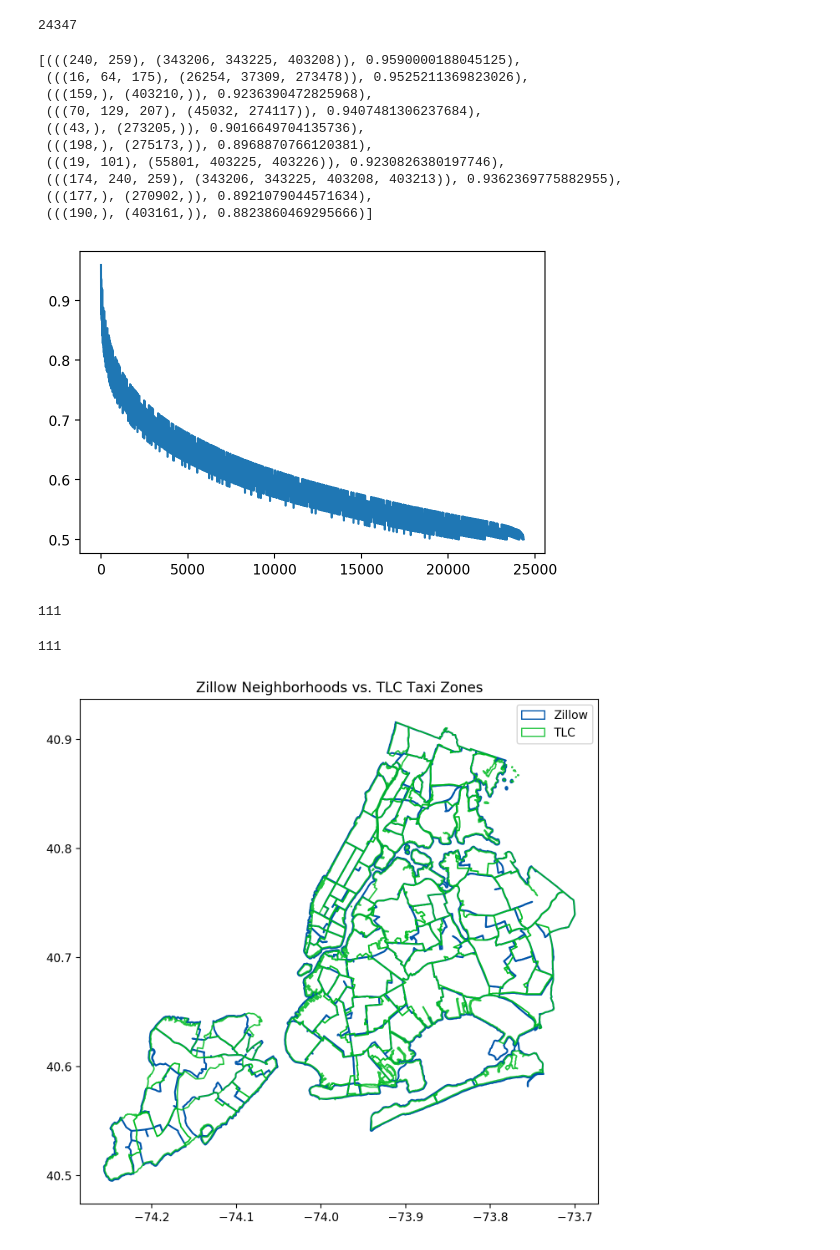
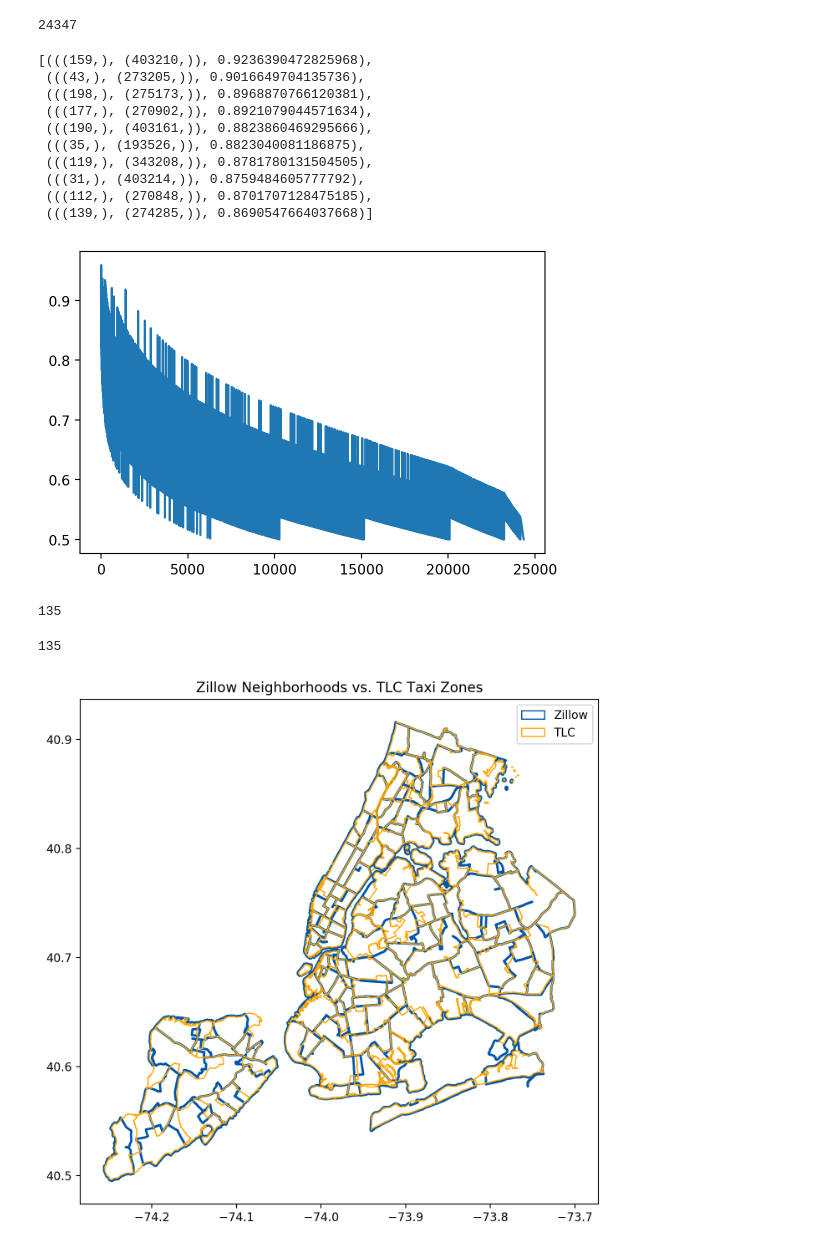
Before and after one commit to ds1004-sp17/ds1004, a Jupyter notebook: score_subgraphs.ipynb, the cells around one changed output. Saved outputs shown, nothing was run; the diff lists cells and outputs as text; code cells hidden in the pictures.

```diff
--- a/score_subgraphs.ipynb
+++ b/score_subgraphs.ipynb
@@ -198,19 +198,19 @@ len(pairs)
 # %% [output]
 24347
 # %%
-spairs = sorted(pairs, key=lambda x: x[1] * .985**max(len(x[0][0]), len(x[0][1])), reverse=True)
+spairs = sorted(pairs, key=lambda x: x[1] * .93**max(len(x[0][0]), len(x[0][1])), reverse=True)
 spairs[:10]
 # %% [output]
-[(((240, 259), (343206, 343225, 403208)), 0.9590000188045125),
- (((16, 64, 175), (26254, 37309, 273478)), 0.9525211369823026),
- (((159,), (403210,)), 0.9236390472825968),
- (((70, 129, 207), (45032, 274117)), 0.9407481306237684),
+[(((159,), (403210,)), 0.9236390472825968),
  (((43,), (273205,)), 0.9016649704135736),
  (((198,), (275173,)), 0.8968870766120381),
- (((19, 101), (55801, 403225, 403226)), 0.9230826380197746),
- (((174, 240, 259), (343206, 343225, 403208, 403213)), 0.9362369775882955),
  (((177,), (270902,)), 0.8921079044571634),
- (((190,), (403161,)), 0.8823860469295666)]
+ (((190,), (403161,)), 0.8823860469295666),
+ (((35,), (193526,)), 0.8823040081186875),
+ (((119,), (343208,)), 0.8781780131504505),
+ (((31,), (403214,)), 0.8759484605777792),
+ (((112,), (270848,)), 0.8701707128475185),
+ (((139,), (274285,)), 0.8690547664037668)]
 # %%
 import pickle
 pickle.dump(spairs, open('TLocID_ZRegID_Score.pickle', 'wb'))
@@ -219,7 +219,7 @@ plt.figure()
 plt.plot([score for cluster, score in spairs])
 plt.show()
 # %% [output]
-[figure, old version]
+[figure, new version]
 # %%
 # Visualize.
 t_shapes = []
@@ -244,24 +244,24 @@ for (t_ids, z_ids), _ in spairs[:]:
 print(len(cleaned_pairs))
 len(z_shapes)
 # %% [output]
-111
+135
-111
+135
 # %%
 import pickle
 # De-duplicated
 pickle.dump(spairs, open('TLocID_ZRegID_pairs.pickle', 'wb'))
 # %%
 z_col = '#0055aaff'
-t_col = '#00bb22dd'
+t_col = 'orange'
 
 z_patch = mpatches.Patch(facecolor='white', edgecolor=z_col, label='Zillow')
 t_patch = mpatches.Patch(facecolor='white', edgecolor=t_col, label='TLC')
 
 plt.figure(figsize=(8,8))
 plt.title('Zillow Neighborhoods vs. TLC Taxi Zones')
-[plot(z, color=z_col, linewidth=1.5) for z in z_shapes]
-[plot(t, color=t_col, linewidth=1.2) for t in t_shapes]
+[plot(z, color=z_col, linewidth=2) for z in z_shapes]
+[plot(t, color=t_col, linewidth=1) for t in t_shapes]
 plt.legend(handles=[z_patch, t_patch], loc='best')
 plt.show()
 # %% [output]
-[figure, old version]
+[figure, new version]
```
Also changed, not shown: parts of 5 cells of this notebook.
